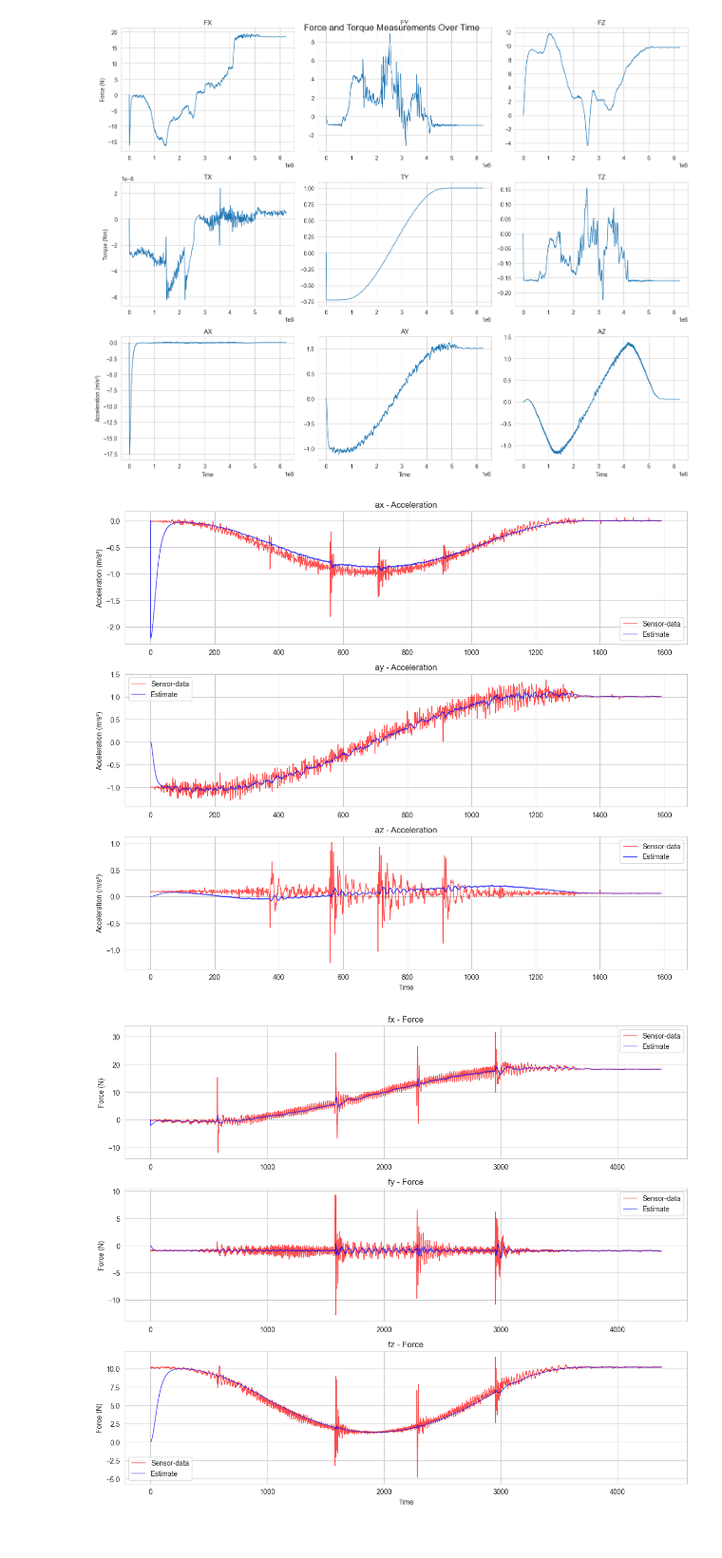
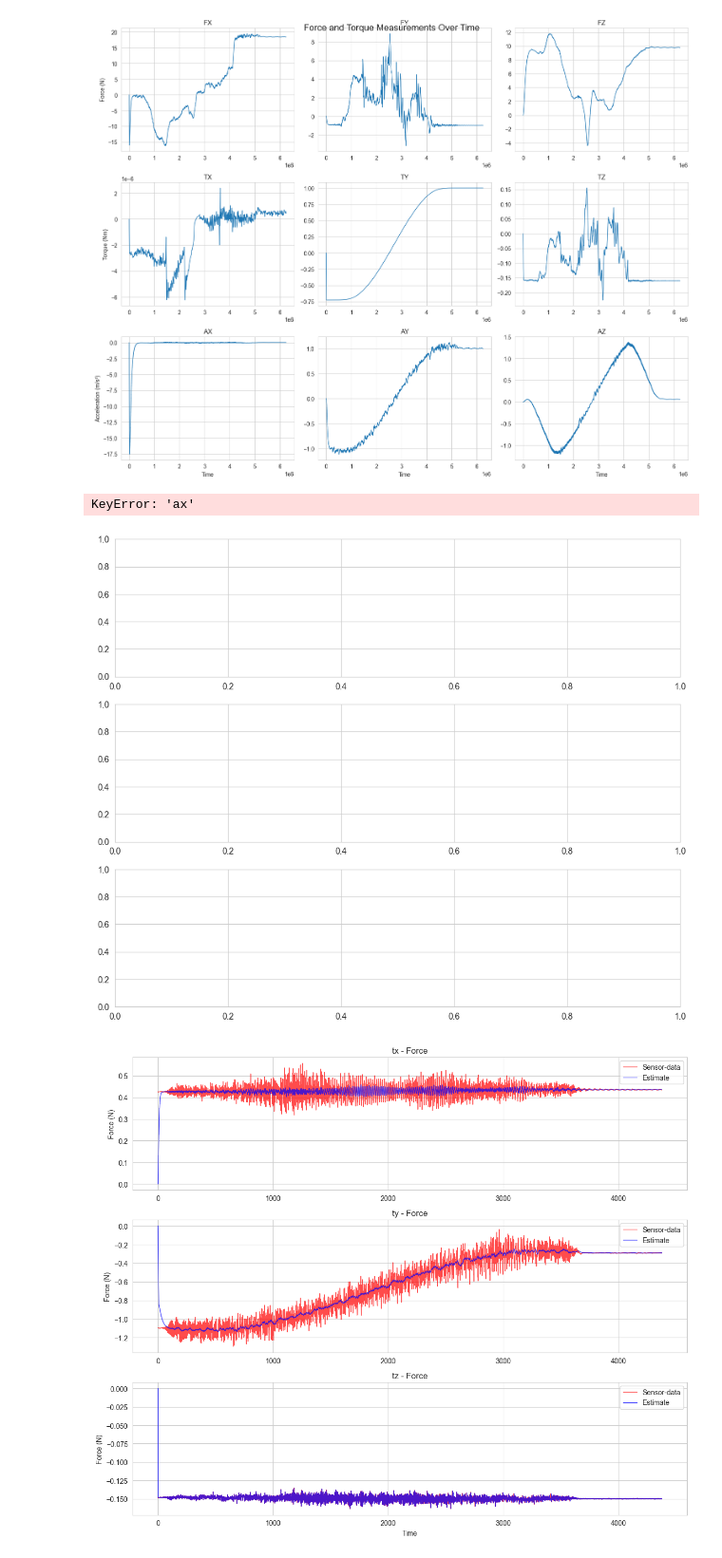
Before and after one commit to KGKrohn/AIS2202_State_estimation_Gr3, a Jupyter notebook: kyb_data/datakyb.ipynb, the cells around one changed output. Shown at 95% size. Saved outputs shown, nothing was run; the diff lists cells and outputs as text; code cells hidden in the pictures.

Commit message:
Plotting bitch

```diff
--- a/kyb_data/datakyb.ipynb
+++ b/kyb_data/datakyb.ipynb
@@ -32,6 +32,6 @@ def plot_force_torque_data(csv_file):
 
     return fig
 
-fig = plot_force_torque_data('3-FTA_original_value.csv')
+fig = plot_force_torque_data('Old data/3-Wrench_2.csv')
 plt.show()
 # %% [output]
@@ -125,10 +125,11 @@ def plot_combined_data(force_torque_csv, vibrations_csv, ft_stretch_factor=0.5):
     return fig
 
 # Example usage
-fig = plot_combined_data('3-Test1.csv', '3-vibrations-contact_accel.csv')
+fig = plot_combined_data('3-Test1.csv', '1-baseline_wrench.csv')
 plt.show()
 # %% [output]
+KeyError: 'ax'
-[figure, old version]
+[figure, new version]
 # %%
 import pandas as pd
 import matplotlib.pyplot as plt
@@ -143,7 +144,7 @@ def plot_combined_data(force_torque_csv, vibrations_csv, ft_stretch_factor=0.5):
 
     fig, axs = plt.subplots(3, 1, figsize=(12, 10))
 
-    force_components = ['fx', 'fy', 'fz']
+    force_components = ['tx', 'ty', 'tz']
 
     for idx, component in enumerate(force_components):
 
@@ -153,32 +154,32 @@ def plot_combined_data(force_torque_csv, vibrations_csv, ft_stretch_factor=0.5):
                      color='red',
                      alpha=0.7,
                      linewidth=1)
 
         axs[idx].plot(ft_time,
                      df_ft[component],
                      label='Estimate',
                      color='blue',
                      alpha=0.7,
                      linewidth=1)
 
         axs[idx].set_title(f'{component} - Force')
         axs[idx].grid(True)
         axs[idx].legend()
 
         if df_ft[component].abs().max() < 0.001:
             axs[idx].ticklabel_format(style='sci', axis='y', scilimits=(0,0))
 
         axs[idx].set_ylabel('Force (N)')
 
     axs[-1].set_xlabel('Time')
 
 
     plt.tight_layout()
 
     return fig
 
 
-fig = plot_combined_data('2-Test5.csv', '2-vibrations_wrench.csv')
+fig = plot_combined_data('1-T.csv', '1-baseline_wrench.csv')
 plt.show()
 # %% [output]
-[figure, old version]
+[figure, new version]
```
Also changed, not shown: parts of 6 cells of this notebook, 33 other files.
